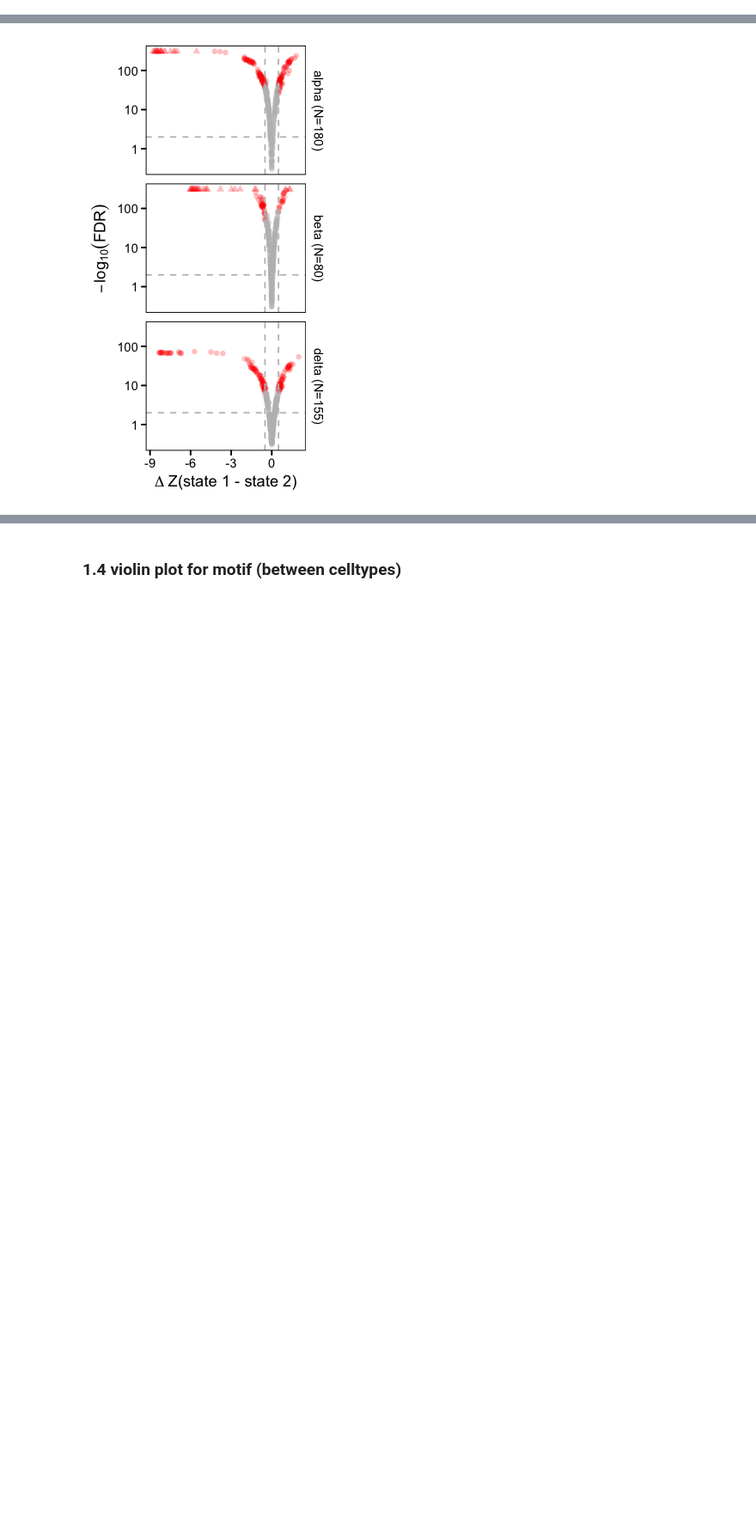
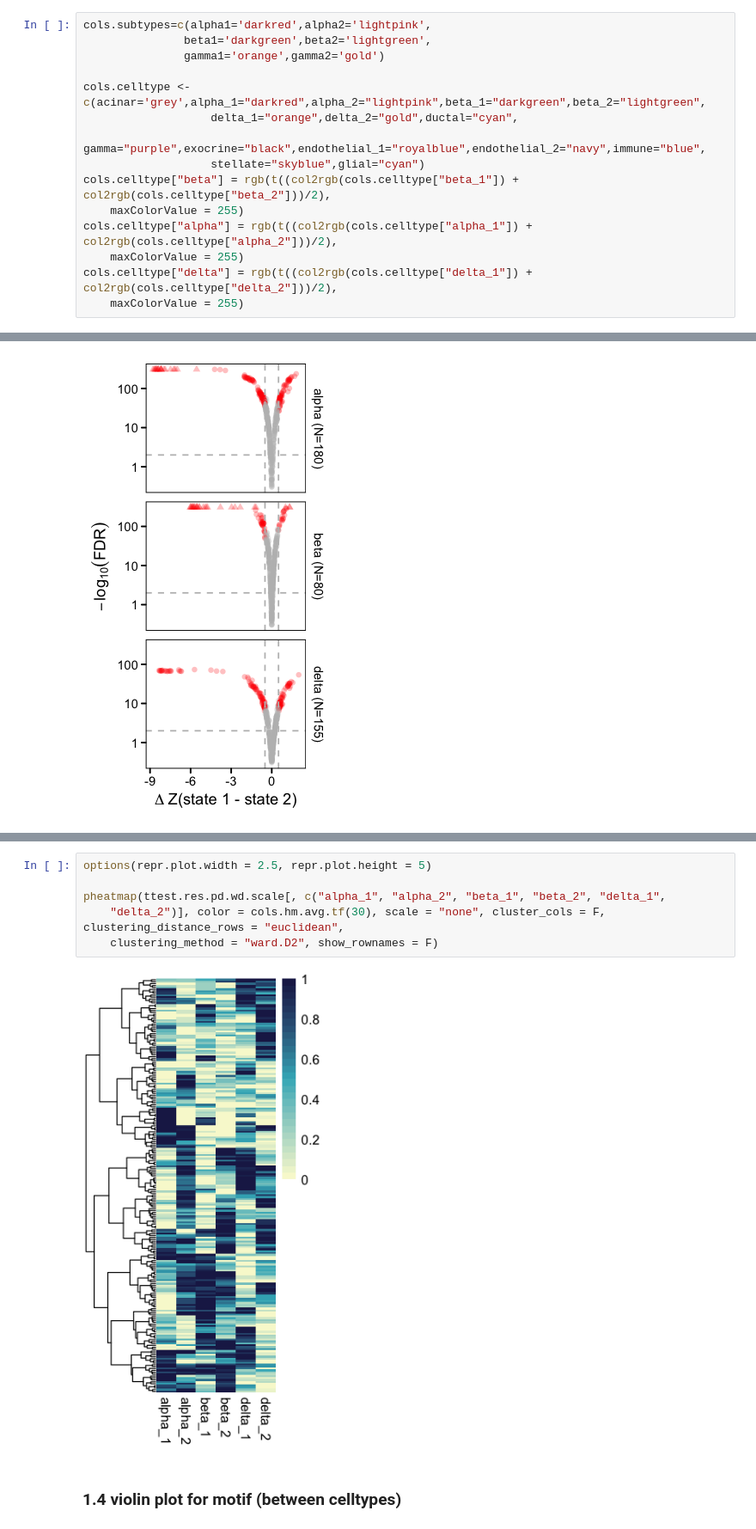
Before and after one commit to biomystery/islet_figs_motifs, a Jupyter notebook: figcode/plots.ipynb, the cells around one changed output, grey strips where cells are left out. Shown at 86% size. Drawn from its saved outputs; the diff is of its cells as text; blank space fills up the shorter version.

```diff
--- a/figcode/plots.ipynb
+++ b/figcode/plots.ipynb
@@ -5,3 +1,18 @@ cols.subtypes=c(alpha1='darkred',alpha2='lightpink',
+# %%
+cols.subtypes=c(alpha1='darkred',alpha2='lightpink',
+               beta1='darkgreen',beta2='lightgreen',
+               gamma1='orange',gamma2='gold')
+
+cols.celltype <- c(acinar='grey',alpha_1="darkred",alpha_2="lightpink",beta_1="darkgreen",beta_2="lightgreen",
+                   delta_1="orange",delta_2="gold",ductal="cyan",
+                   gamma="purple",exocrine="black",endothelial_1="royalblue",endothelial_2="navy",immune="blue",
+                   stellate="skyblue",glial="cyan")
+cols.celltype["beta"] = rgb(t((col2rgb(cols.celltype["beta_1"]) + col2rgb(cols.celltype["beta_2"]))/2),
+    maxColorValue = 255)
+cols.celltype["alpha"] = rgb(t((col2rgb(cols.celltype["alpha_1"]) + col2rgb(cols.celltype["alpha_2"]))/2),
+    maxColorValue = 255)
+cols.celltype["delta"] = rgb(t((col2rgb(cols.celltype["delta_1"]) + col2rgb(cols.celltype["delta_2"]))/2),
+    maxColorValue = 255)
 # %%
 require(tidyverse)
 require(data.table)
@@ -429,3 +495,11 @@ draw(ht, heatmap_legend_side = "top")
+# %%
+options(repr.plot.width = 2.5, repr.plot.height = 5)
+
+pheatmap(ttest.res.pd.wd.scale[, c("alpha_1", "alpha_2", "beta_1", "beta_2", "delta_1",
+    "delta_2")], color = cols.hm.avg.tf(30), scale = "none", cluster_cols = F, clustering_distance_rows = "euclidean",
+    clustering_method = "ward.D2", show_rownames = F)
+# %% [output]
+[figure, added]
 # %% [markdown]
 ### 1.4 violin plot for motif (between celltypes)
 # %%
```
Also changed, not shown: parts of 11 cells of this notebook, 3 other files.
